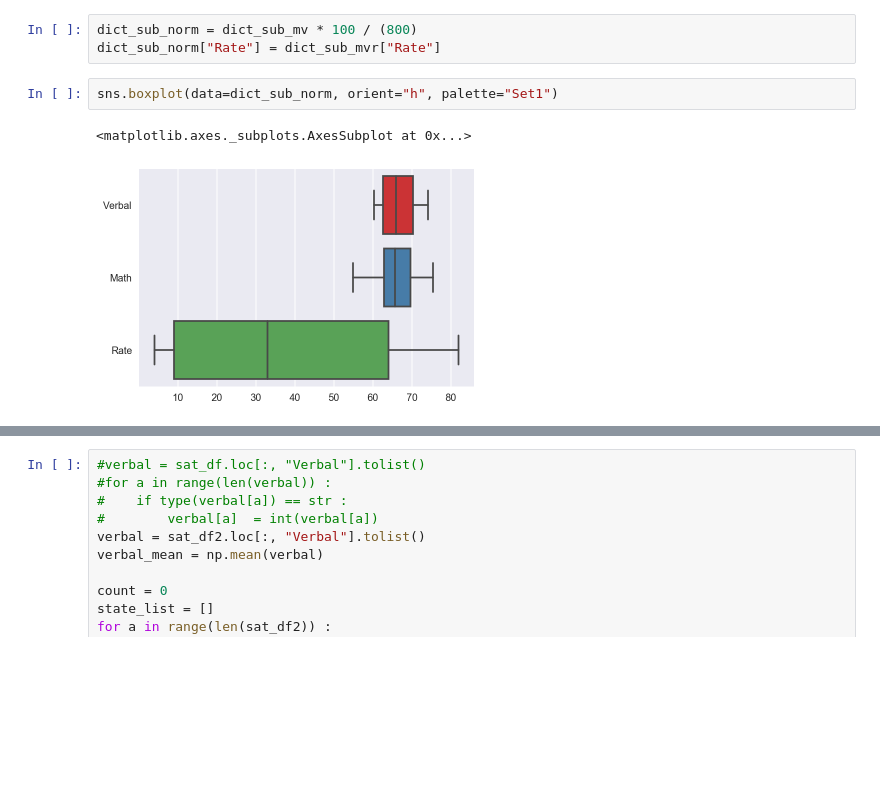
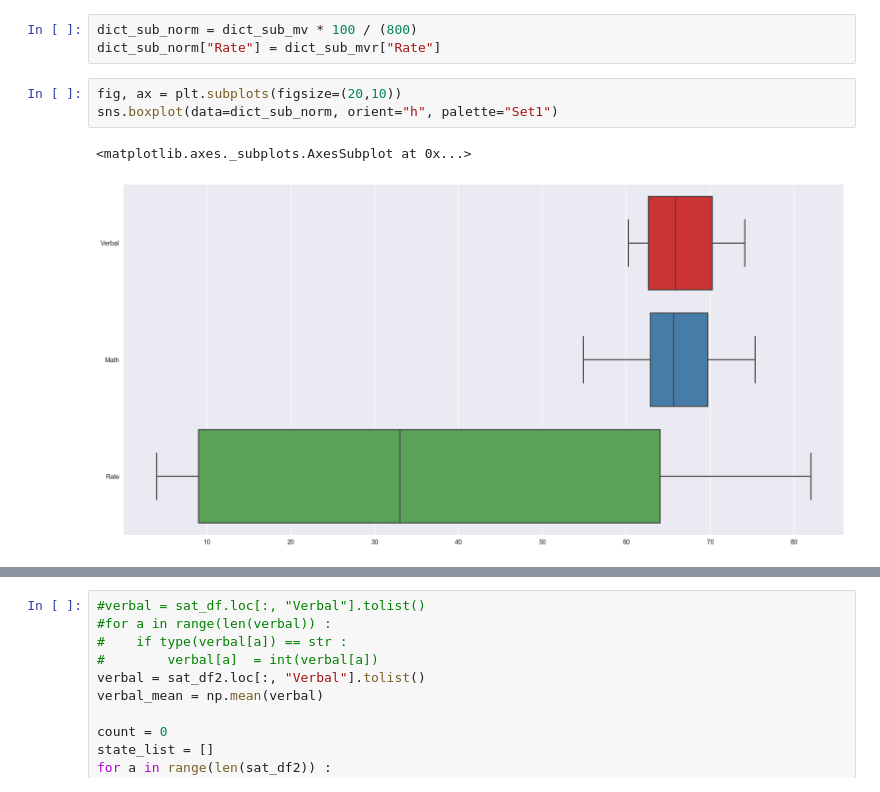
Before and after one commit to guangyic/project2, a Jupyter notebook: CHUA_Guangyi_Project2.ipynb, the cells around one changed output, grey strips where cells are left out. Saved outputs shown, nothing was run; the diff lists cells and outputs as text; blank space fills up the shorter version.

```diff
--- a/CHUA_Guangyi_Project2.ipynb
+++ b/CHUA_Guangyi_Project2.ipynb
@@ -326,10 +327,11 @@ Think about how you might change the variables so that they would make sense on
 dict_sub_norm = dict_sub_mv * 100 / (800)
 dict_sub_norm["Rate"] = dict_sub_mvr["Rate"]
 # %%
+fig, ax = plt.subplots(figsize=(20,10))
 sns.boxplot(data=dict_sub_norm, orient="h", palette="Set1")
 # %% [output]
 <matplotlib.axes._subplots.AxesSubplot at 0x...>
-[figure, old version]
+[figure, new version]
 # %% [markdown]
 <img src="http://imgur.com/l5NasQj.png" style="float: left; margin: 25px 15px 0px 0px; height: 25px">
 
```
Also changed, not shown: parts of 26 cells of this notebook.
